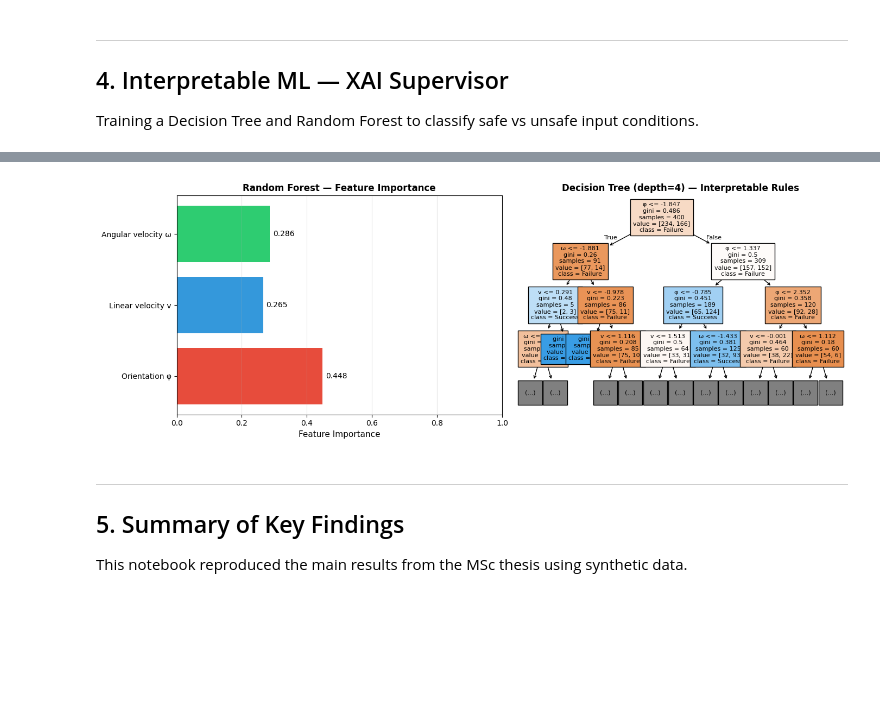
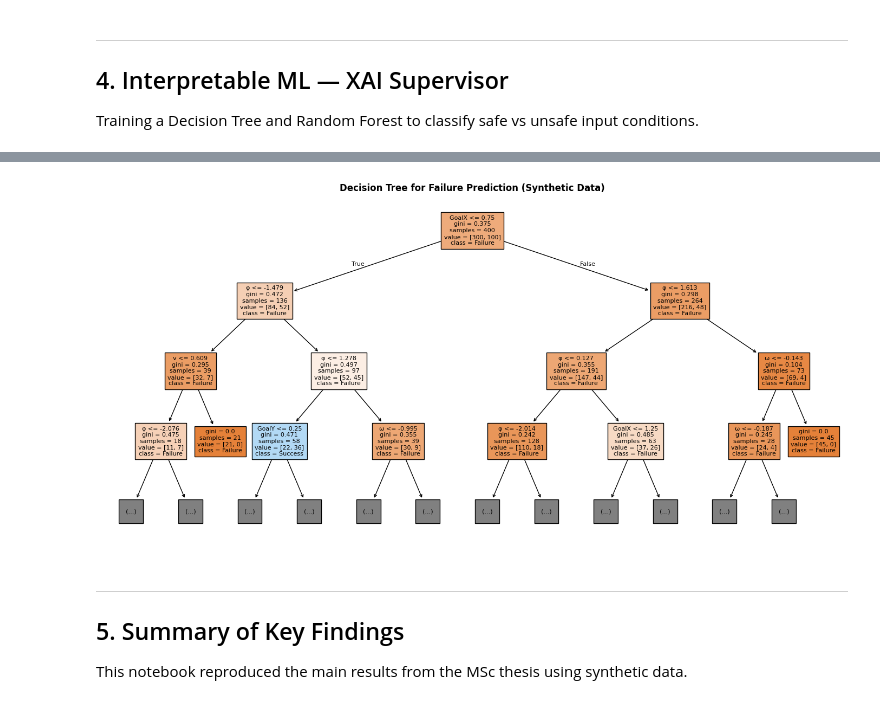
Before and after one commit to pouyapd/SafeTraj-Experiments, a Jupyter notebook: notebooks/demo_analysis.ipynb, the cells around one changed output, grey strips where cells are left out. Drawn from its saved outputs; the diff is of its cells as text; code cells hidden in the pictures; blank space fills up the shorter version.

```diff
--- a/notebooks/demo_analysis.ipynb
+++ b/notebooks/demo_analysis.ipynb
@@ -291,31 +338,34 @@ Random Forest accuracy:  72.0%
-# %%
-# Plot feature importance
-fig, axes = plt.subplots(1, 2, figsize=(14, 5))
-
-# Feature importance bar chart
-ax = axes[0]
-importances = rf.feature_importances_
-bars = ax.barh(features, importances, color=['#e74c3c', '#3498db', '#2ecc71'])
-ax.set_xlabel('Feature Importance', fontsize=11)
-ax.set_title('Random Forest — Feature Importance', fontsize=12, fontweight='bold')
-ax.set_xlim(0, 1)
-for bar, val in zip(bars, importances):
-    ax.text(val + 0.01, bar.get_y() + bar.get_height()/2,
-            f'{val:.3f}', va='center', fontsize=10)
-ax.grid(True, axis='x', alpha=0.3)
-
-# Decision tree visualization
-ax2 = axes[1]
-plot_tree(dt, feature_names=['φ', 'v', 'ω'],
-          class_names=['Failure', 'Success'],
-          filled=True, max_depth=3, ax=ax2, fontsize=8)
-ax2.set_title('Decision Tree (depth=4) — Interpretable Rules', fontsize=12, fontweight='bold')
-
-plt.tight_layout()
-plt.savefig('xai_supervisor_demo.png', dpi=150, bbox_inches='tight')
-plt.show()
-# %% [output]
-[figure, removed]
+# %%
+# Decision Tree visualization
+
+fig, ax = plt.subplots(figsize=(14, 7))
+
+plot_tree(
+    dt,
+    feature_names=['GoalX', 'GoalY', 'φ', 'v', 'ω'],
+    class_names=['Failure', 'Success'],
+    filled=True,
+    max_depth=3,
+    fontsize=8,
+    ax=ax
+)
+
+ax.set_title(
+    'Decision Tree for Failure Prediction (Synthetic Data)',
+    fontsize=12,
+    fontweight='bold'
+)
+
+plt.tight_layout()
+plt.savefig(
+    'decision_tree_demo.png',
+    dpi=150,
+    bbox_inches='tight'
+)
+
+plt.show()
+# %% [output]
+[figure, added]
 # %% [markdown]
 ---
 ## 5. Summary of Key Findings
```
Also changed, not shown: parts of 7 cells of this notebook.
